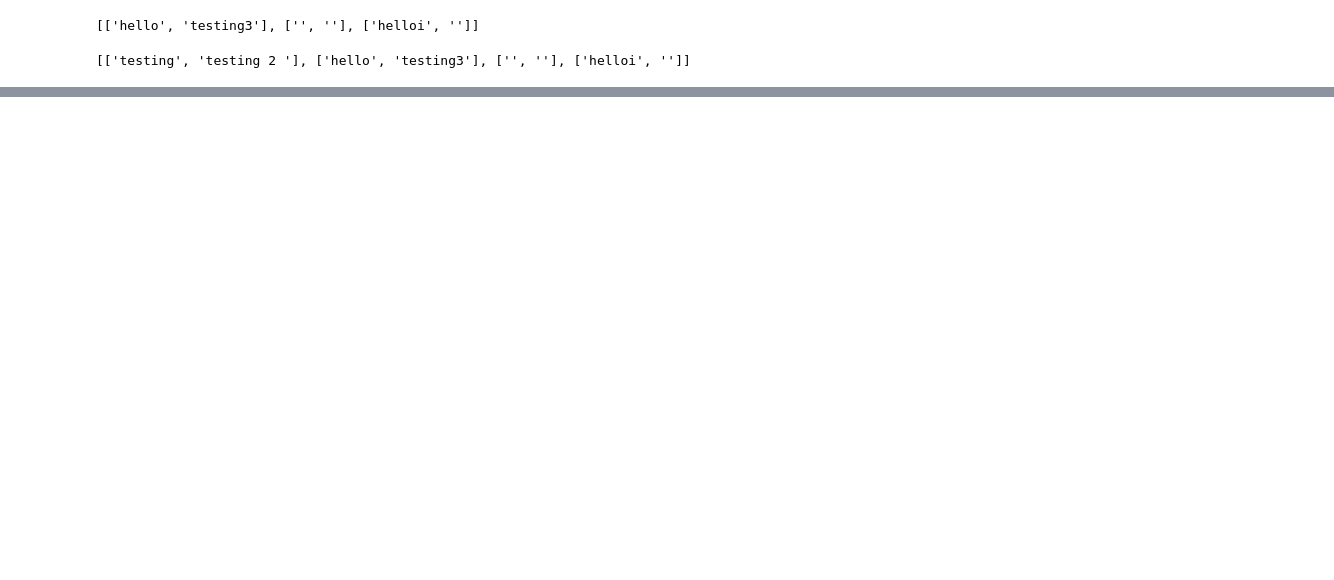
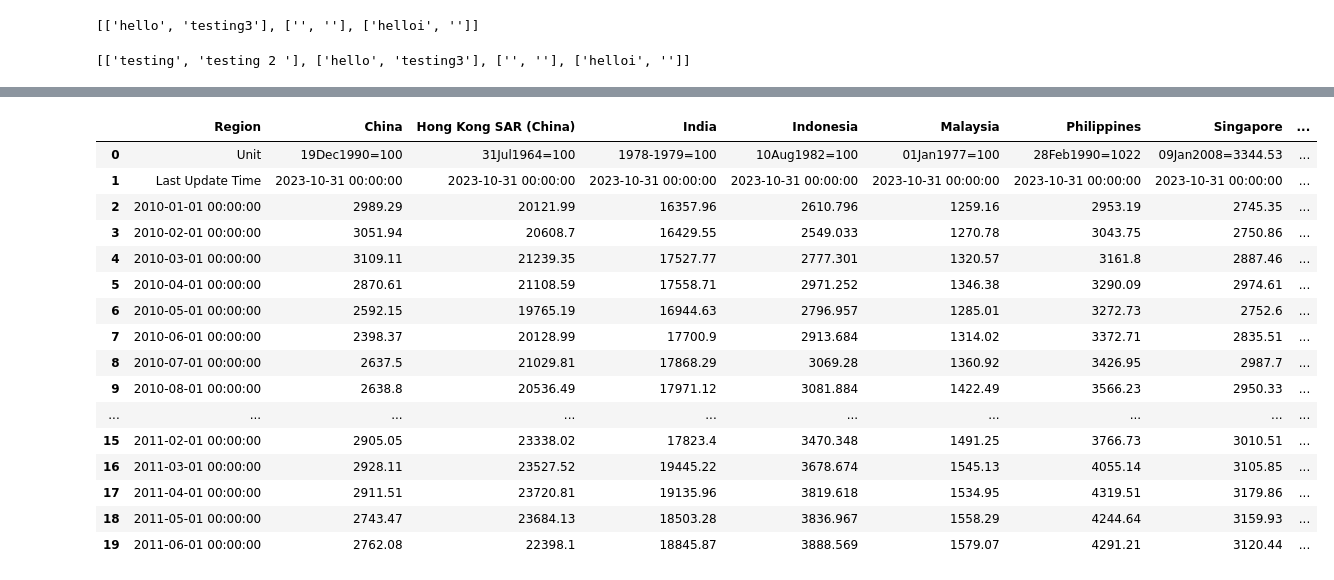
Before and after one commit to aizudeen11/cfm-nlp, a Jupyter notebook: to_gsheet/main.ipynb, the cells around one changed output, grey strips where cells are left out. Cells and saved outputs as stored; diff of their text form; code cells hidden in the pictures; blank space fills up the shorter version.

```diff
--- a/to_gsheet/main.ipynb
+++ b/to_gsheet/main.ipynb
@@ -83,0 +75,26 @@ You should consider upgrading via the 'c:\Users\Admin\OneDrive\Desktop\data scie
+# %%
+import pandas as pd
+
+df = pd.read_excel(r"C:\Users\AhmadAizudeen\OneDrive - The SOUTH-EAST ASIAN CENTRAL BANKS (SEACEN) RESEARCH AND TRAINING\Capital Flow Monitor\SEACEN CFM January 2025\edited files\Data\Section 1 Charts.xlsx",
+            sheet_name='stock indices',
+            header=2,)
+
+df.head(20)
+# %% [output]
+|  | Region | China | Hong Kong SAR (China) | India | Indonesia | Malaysia | Philippines | Singapore | ... |
+| 0 | Unit | 19Dec1990=100 | 31Jul1964=100 | 1978-1979=100 | 10Aug1982=100 | 01Jan1977=100 | 28Feb1990=1022 | 09Jan2008=3344.53 | ... |
+| 1 | Last Update Time | 2023-10-31 00:00:00 | 2023-10-31 00:00:00 | 2023-10-31 00:00:00 | 2023-10-31 00:00:00 | 2023-10-31 00:00:00 | 2023-10-31 00:00:00 | 2023-10-31 00:00:00 | ... |
+| 2 | 2010-01-01 00:00:00 | 2989.29 | 20121.99 | 16357.96 | 2610.796 | 1259.16 | 2953.19 | 2745.35 | ... |
+| 3 | 2010-02-01 00:00:00 | 3051.94 | 20608.7 | 16429.55 | 2549.033 | 1270.78 | 3043.75 | 2750.86 | ... |
+| 4 | 2010-03-01 00:00:00 | 3109.11 | 21239.35 | 17527.77 | 2777.301 | 1320.57 | 3161.8 | 2887.46 | ... |
+| 5 | 2010-04-01 00:00:00 | 2870.61 | 21108.59 | 17558.71 | 2971.252 | 1346.38 | 3290.09 | 2974.61 | ... |
+| 6 | 2010-05-01 00:00:00 | 2592.15 | 19765.19 | 16944.63 | 2796.957 | 1285.01 | 3272.73 | 2752.6 | ... |
+| 7 | 2010-06-01 00:00:00 | 2398.37 | 20128.99 | 17700.9 | 2913.684 | 1314.02 | 3372.71 | 2835.51 | ... |
+| 8 | 2010-07-01 00:00:00 | 2637.5 | 21029.81 | 17868.29 | 3069.28 | 1360.92 | 3426.95 | 2987.7 | ... |
+| 9 | 2010-08-01 00:00:00 | 2638.8 | 20536.49 | 17971.12 | 3081.884 | 1422.49 | 3566.23 | 2950.33 | ... |
+| ... | ... | ... | ... | ... | ... | ... | ... | ... | ... |
+| 15 | 2011-02-01 00:00:00 | 2905.05 | 23338.02 | 17823.4 | 3470.348 | 1491.25 | 3766.73 | 3010.51 | ... |
+| 16 | 2011-03-01 00:00:00 | 2928.11 | 23527.52 | 19445.22 | 3678.674 | 1545.13 | 4055.14 | 3105.85 | ... |
+| 17 | 2011-04-01 00:00:00 | 2911.51 | 23720.81 | 19135.96 | 3819.618 | 1534.95 | 4319.51 | 3179.86 | ... |
+| 18 | 2011-05-01 00:00:00 | 2743.47 | 23684.13 | 18503.28 | 3836.967 | 1558.29 | 4244.64 | 3159.93 | ... |
+| 19 | 2011-06-01 00:00:00 | 2762.08 | 22398.1 | 18845.87 | 3888.569 | 1579.07 | 4291.21 | 3120.44 | ... |
```
Also changed, not shown: parts of 6 cells of this notebook, 4 other files.
